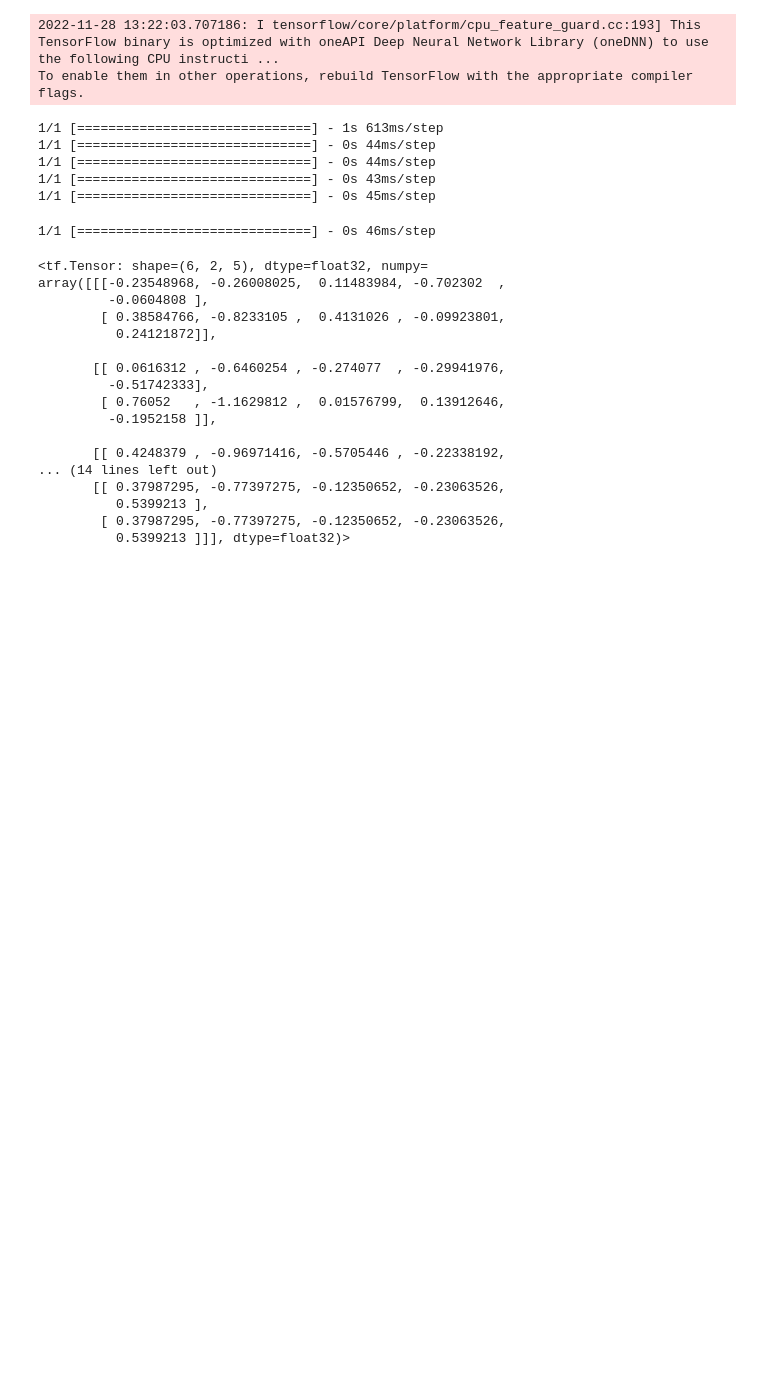
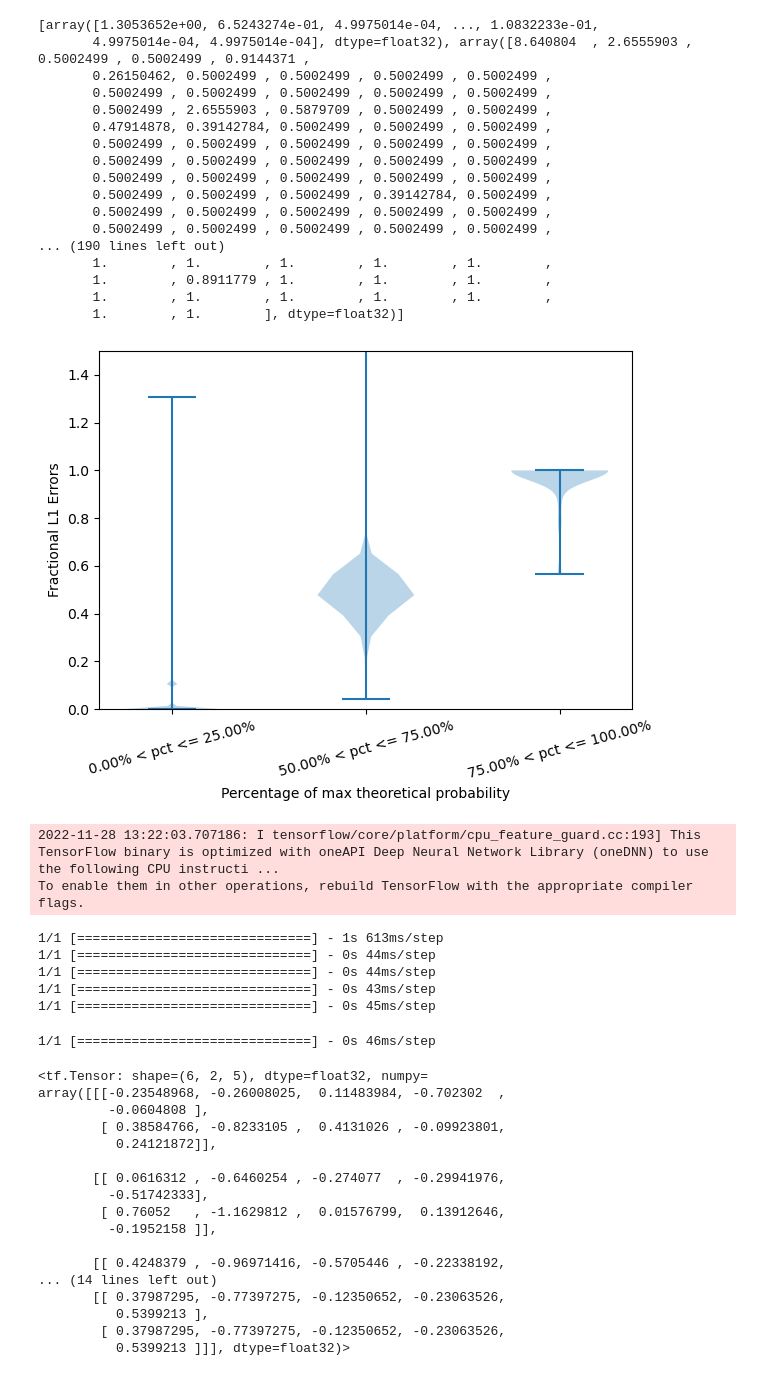
Before and after one commit to JosephRRB/GFlowNets_on_SpinFoams, a Jupyter notebook: code building.ipynb, the cells around one changed output. Cells and saved outputs as stored; diff of their text form; code cells hidden in the pictures; blank space fills up the shorter version.

Commit message:
start eval on 2d

```diff
--- a/code building.ipynb
+++ b/code building.ipynb
@@ -53,0 +65,3 @@ plt.plot(ave_losses.numpy())
+# %%
+env_distr = runner.env.rewards / tf.math.reduce_sum(runner.env.rewards)
+env_distr
@@ -54,3 +87,64 @@ plt.plot(ave_losses.numpy())
+# %%
+import numpy as np
+
+def _plot_l1_errors_per_probability_interval(agent_prob, env_prob,
+#                                              filename,
+                                             n_intervals
+                                            ):
+    result = agent_prob.ravel()
+    expected = env_prob.ravel()
+    max_expected = expected.max()
+    assert max_expected != 0
+    expected_pcts = expected * 100 / max_expected
+
+    interval_edges = np.linspace(0, 100, n_intervals + 1)
+    starts = interval_edges[:-1]
+    ends = interval_edges[1:]
+
+    frac_l1_errors = np.abs(result - expected) / max_expected
+    errors = []
+    labels = []
+    for s, e in zip(starts, ends):
+        inds = np.where((s < expected_pcts) & (expected_pcts <= e))
+        errors_per_interval = frac_l1_errors[inds]
+        if len(errors_per_interval):
+            interval_label = f"{s:.2f}% < pct <= {e:.2f}%"
+            errors.append(errors_per_interval)
+            labels.append(interval_label)
+
+#     print(errors)
+    fig, ax = plt.subplots()
+    ax.violinplot(errors)
+    ax.set_xticks(np.arange(1, len(labels) + 1), labels=labels, rotation=15)
+    ax.set_ylim(0, 1.5)
+    ax.set_ylabel("Fractional L1 Errors")
+    ax.set_xlabel("Percentage of max theoretical probability")
+    plt.tight_layout()
+#     fig.savefig(f"./plot_results/{filename}")
+    return errors
+# %%
+errors = _plot_l1_errors_per_probability_interval(
+    agent_distr.numpy(), env_distr.numpy(), n_intervals=4
+)
+# %% [output]
+[array([1.3053652e+00, 6.5243274e-01, 4.9975014e-04, ..., 1.0832233e-01,
+       4.9975014e-04, 4.9975014e-04], dtype=float32), array([8.640804  , 2.6555903 , 0.5002499 , 0.5002499 , 0.9144371 ,
+       0.26150462, 0.5002499 , 0.5002499 , 0.5002499 , 0.5002499 ,
+       0.5002499 , 0.5002499 , 0.5002499 , 0.5002499 , 0.5002499 ,
+       0.5002499 , 2.6555903 , 0.5879709 , 0.5002499 , 0.5002499 ,
+       0.47914878, 0.39142784, 0.5002499 , 0.5002499 , 0.5002499 ,
+       0.5002499 , 0.5002499 , 0.5002499 , 0.5002499 , 0.5002499 ,
+       0.5002499 , 0.5002499 , 0.5002499 , 0.5002499 , 0.5002499 ,
+       0.5002499 , 0.5002499 , 0.5002499 , 0.5002499 , 0.5002499 ,
+       0.5002499 , 0.5002499 , 0.5002499 , 0.39142784, 0.5002499 ,
+       0.5002499 , 0.5002499 , 0.5002499 , 0.5002499 , 0.5002499 ,
+       0.5002499 , 0.5002499 , 0.5002499 , 0.5002499 , 0.5002499 ,
+... (190 lines left out)
+       1.        , 1.        , 1.        , 1.        , 1.        ,
+       1.        , 0.8911779 , 1.        , 1.        , 1.        ,
+       1.        , 1.        , 1.        , 1.        , 1.        ,
+       1.        , 1.        ], dtype=float32)]
+[figure, added]
 # %%
 import numpy as np
 import tensorflow as tf
```
Also changed, not shown: parts of 5 cells of this notebook, 1 other file.
